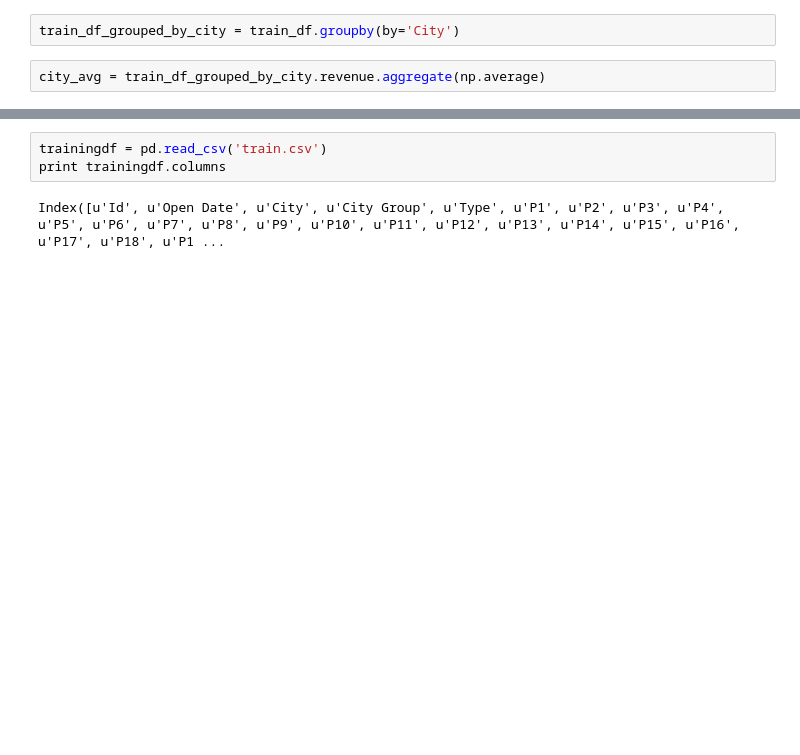
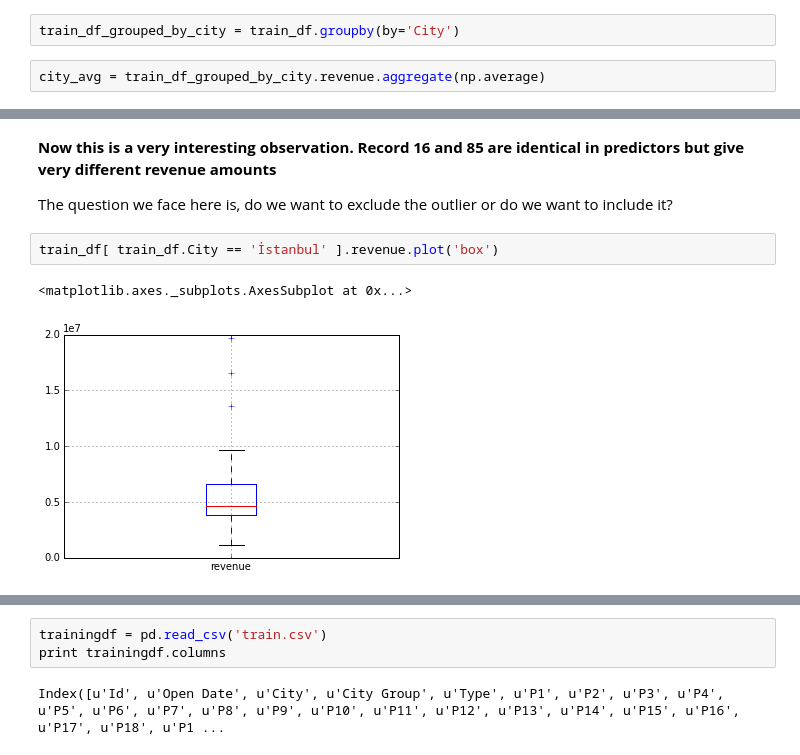
Before and after one commit to Cat-n-Dog/follow-m, a Jupyter notebook: Restaurant.ipynb, the cells around one changed output, grey strips where cells are left out. Drawn from its saved outputs; the diff is of its cells as text; blank space fills up the shorter version.

Commit message:
Further explore data.
1. There are outliers for Istanbul.
2. Categorize some columns, hopefully facilitate future analysis.

```diff
--- a/Restaurant.ipynb
+++ b/Restaurant.ipynb
@@ -61,0 +158,9 @@ city_avg.plot()
+# %% [markdown]
+**Now this is a very interesting observation. Record 16 and 85 are identical in predictors but give very different revenue amounts**
+
+The question we face here is, do we want to exclude the outlier or do we want to include it?
+# %%
+train_df[ train_df.City == 'İstanbul' ].revenue.plot('box')
+# %% [output]
+<matplotlib.axes._subplots.AxesSubplot at 0x...>
+[figure, added]
```
Also changed, not shown: parts of 10 cells of this notebook.
